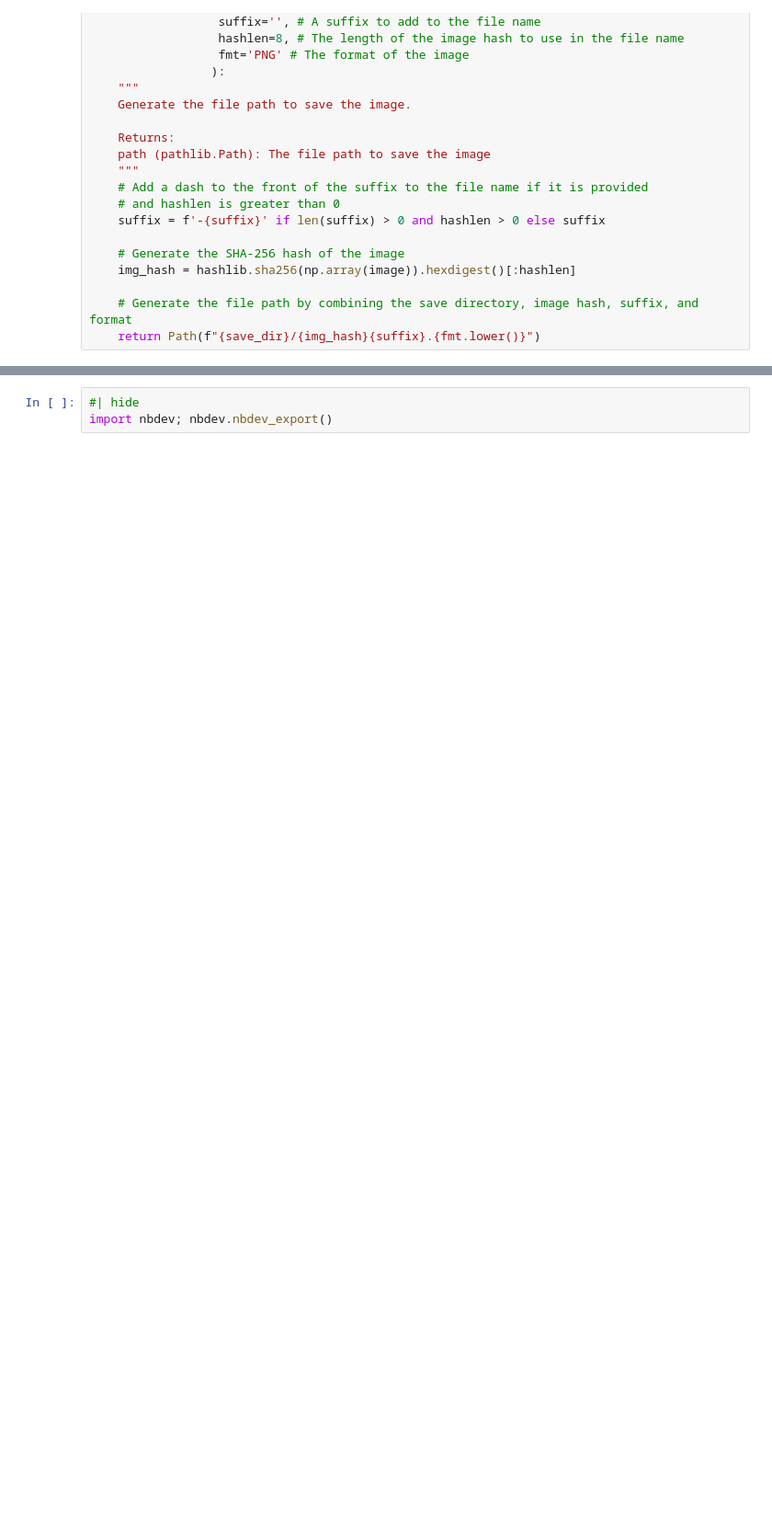
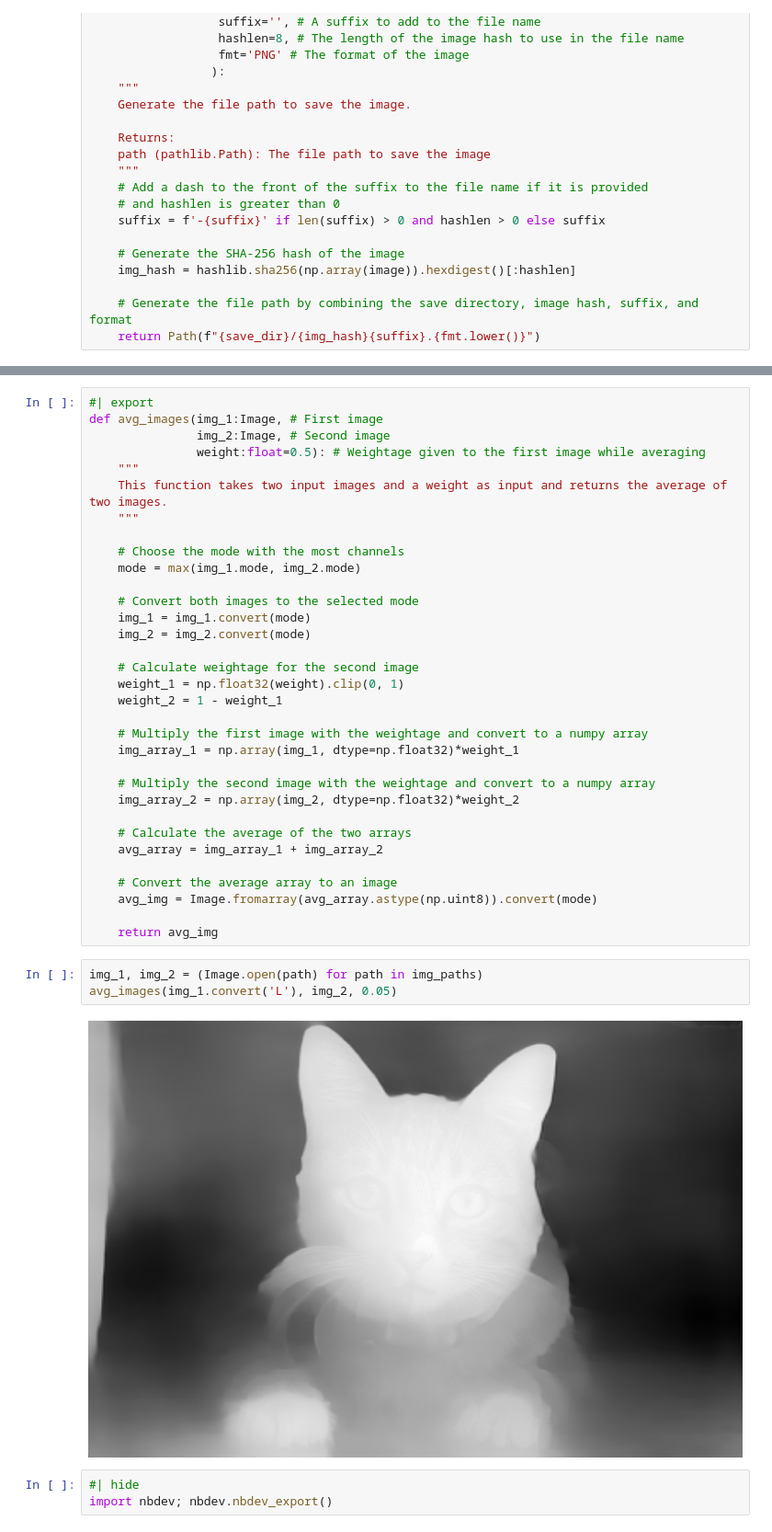
Before and after one commit to cj-mills/cjm-pil-utils, a Jupyter notebook: nbs/00_core.ipynb, the cells around one changed output, grey strips where cells are left out. Shown at 92% size. Cells and saved outputs as stored; diff of their text form; blank space fills up the shorter version.

Commit message:
Add avg_images function.

```diff
--- a/nbs/00_core.ipynb
+++ b/nbs/00_core.ipynb
@@ -179,3 +179,41 @@ Path('7f140bed-cat.png')
+# %%
+#| export
+def avg_images(img_1:Image, # First image
+               img_2:Image, # Second image
+               weight:float=0.5): # Weightage given to the first image while averaging
+    """
+    This function takes two input images and a weight as input and returns the average of two images.
+    """
+
+    # Choose the mode with the most channels
+    mode = max(img_1.mode, img_2.mode)
+
+    # Convert both images to the selected mode
+    img_1 = img_1.convert(mode)
+    img_2 = img_2.convert(mode)
+
+    # Calculate weightage for the second image
+    weight_1 = np.float32(weight).clip(0, 1)
+    weight_2 = 1 - weight_1
+
+    # Multiply the first image with the weightage and convert to a numpy array
+    img_array_1 = np.array(img_1, dtype=np.float32)*weight_1
+
+    # Multiply the second image with the weightage and convert to a numpy array
+    img_array_2 = np.array(img_2, dtype=np.float32)*weight_2
+
+    # Calculate the average of the two arrays
+    avg_array = img_array_1 + img_array_2
+
+    # Convert the average array to an image
+    avg_img = Image.fromarray(avg_array.astype(np.uint8)).convert(mode)
+
+    return avg_img
+# %%
+img_1, img_2 = (Image.open(path) for path in img_paths)
+avg_images(img_1.convert('L'), img_2, 0.05)
+# %% [output]
+[figure, added]
 # %%
 #| hide
 import nbdev; nbdev.nbdev_export()
```
Also changed, not shown: parts of 1 cell of this notebook, 6 other files.
